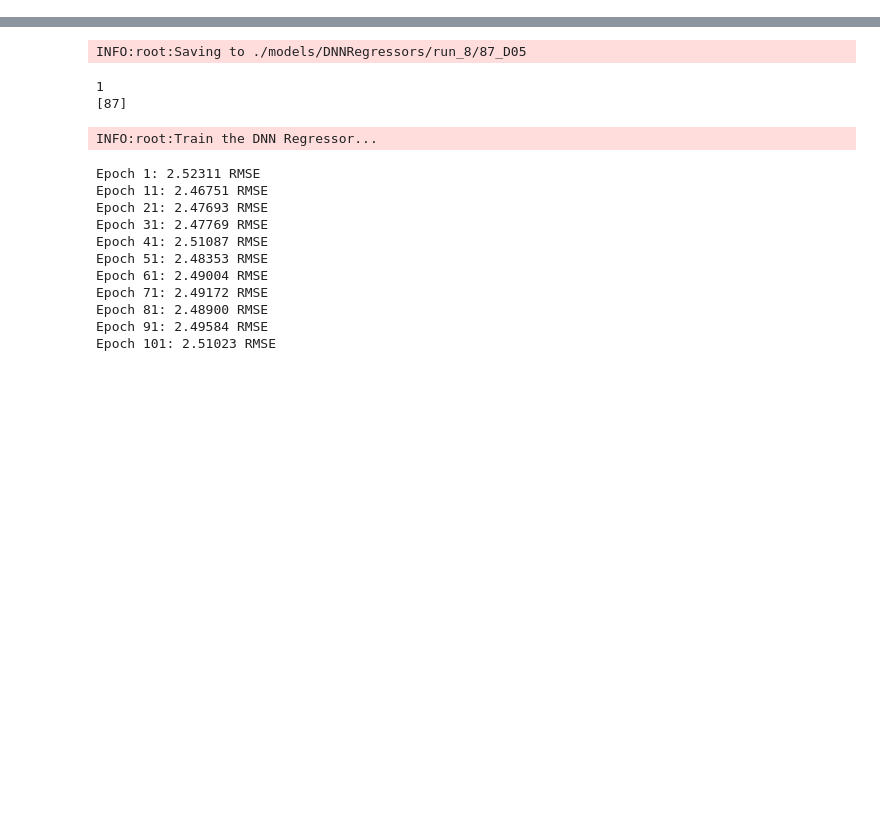
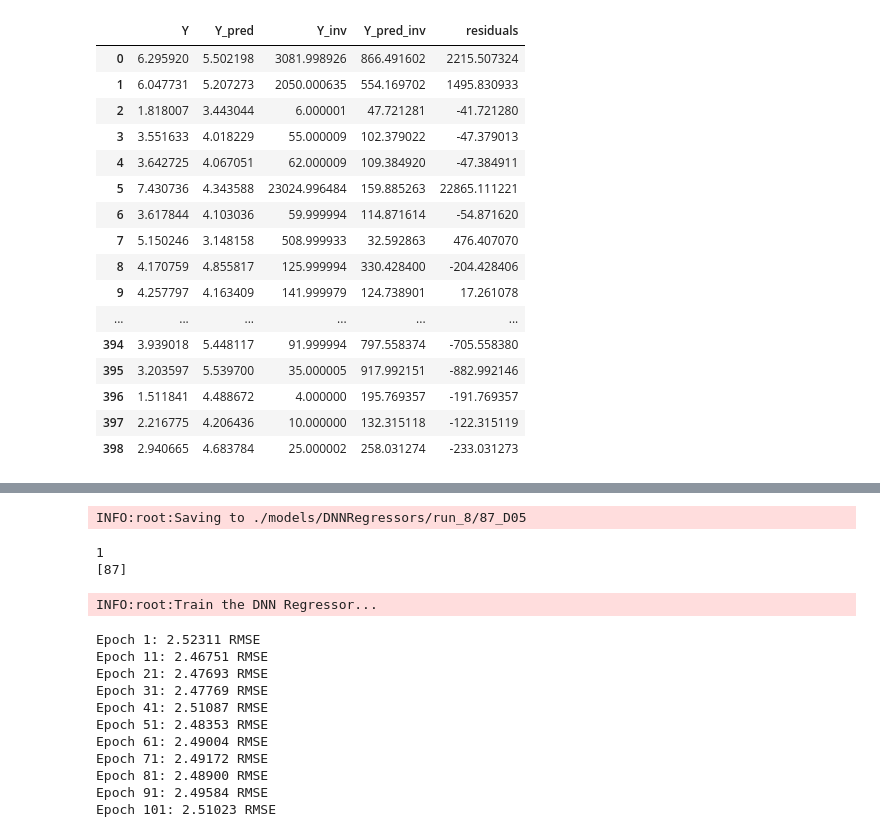
Before and after one commit to RickyCordero/predicting-wildfire-risk, a Jupyter notebook: tf/DNN_neural_net.ipynb, the cells around one changed output, grey strips where cells are left out. Cells and saved outputs as stored; diff of their text form; code cells hidden in the pictures; blank space fills up the shorter version.

Commit message:
developed multilinear models with feature selection

```diff
--- a/tf/DNN_neural_net.ipynb
+++ b/tf/DNN_neural_net.ipynb
@@ -481,0 +622,4 @@ Using pyplot.axes(ax) with ax an Axes argument is deprecated. Please use pyplot.
+# %%
+# Let's normalize the outlier reduced feature filtered dataframe
+ndf, params = normalize(cdf)
+ndf.head(10)
@@ -481,0 +816,77 @@ Using pyplot.axes(ax) with ax an Axes argument is deprecated. Please use pyplot.
+# %%
+# High dimensional linear regression (using all absolutely correlated descriptive features)
+target = "Size" # predict size
+
+# use the top absolutely correlated features as inputs
+features = abs_corr_specific_list
+print("using features: \n", abs_corr_specific_list)
+print("\n")
+# create the regression model on the outlier reduced dataframe
+X = ndf[features]
+Y = ndf[target].values.reshape(-1, 1)
+# X = X_train[features]
+# Y = y_all.values.reshape(-1, 1)
+lr = LinearRegression()
+lr.fit(X, Y)
+Y_pred = lr.predict(X)
+
+# set all negative fire predictions to zero
+# m = lambda x: [max(x[0], 0)] # TODO: Use clip function
+# Y_pred = np.array([m(y) for y in Y_pred])
+
+# extract the model parameters, note rounded values!
+coefficients = lr.coef_.round(decimals=2)
+intercept = lr.intercept_.round(decimals=2)
+
+# construct the equation from model parameters
+equation = target+" = "
+for i in range(len(coefficients[0])):
+    coeff = coefficients[0][i]
+    f = features[i]
+    equation+=str(coeff)+"*"+f+" + "
+else:
+    equation+=str(intercept[0])
+
+print(equation, "\n")
+
+r_sq = lr.score(X, Y)
+print("r^2 = ",r_sq)
+
+Y_inv = inv_box_cox_transform(Y, **params["Size"])
+Y_pred_inv = inv_box_cox_transform(Y_pred, **params["Size"])
+
+# mae = metrics.mean_absolute_error(Y, Y_pred)
+# rmse = math.sqrt(metrics.mean_squared_error(Y, Y_pred))
+# residuals = Y-Y_pred
+
+mae = metrics.mean_absolute_error(Y_inv, Y_pred_inv)
+rmse = math.sqrt(metrics.mean_squared_error(Y_inv, Y_pred_inv))
+residuals = Y_inv-Y_pred_inv
+print("mae: ", mae)
+print("rmse: ", rmse)
+
+results = pd.DataFrame({"Y": Y.flatten(), "Y_pred": Y_pred.flatten(),
+                        "Y_inv": Y_inv, "Y_pred_inv": Y_pred_inv,
+                        "residuals": residuals})
+
+results.hist(bins=20, figsize=(8, 8), xlabelsize=1)
+
+# create residual plot to check for heteroscedasticity
+fig = plt.figure()
+ax = fig.add_subplot(111)
+ax.set_xlabel("predicted")
+ax.set_ylabel("residuals")
+ax.set_title("residual plot")
+
+img = plt.scatter(results["Y_pred_inv"], results["residuals"])
+
+# plot actual vs predicted
+fig = plt.figure()
+ax = fig.add_subplot(111)
+ax.set_xlabel("actual")
+ax.set_ylabel("predicted")
+ax.set_title("actual vs predicted")
+
+img = plt.scatter(results["Y"], results["Y_pred_inv"])
+results # note: 1 acre ~ 0.75 football field
+# %% [output]
@@ -481,0 +908,17 @@ Using pyplot.axes(ax) with ax an Axes argument is deprecated. Please use pyplot.
+|  | Y | Y_pred | Y_inv | Y_pred_inv | residuals |
+| 0 | 6.295920 | 5.502198 | 3081.998926 | 866.491602 | 2215.507324 |
+| 1 | 6.047731 | 5.207273 | 2050.000635 | 554.169702 | 1495.830933 |
+| 2 | 1.818007 | 3.443044 | 6.000001 | 47.721281 | -41.721280 |
+| 3 | 3.551633 | 4.018229 | 55.000009 | 102.379022 | -47.379013 |
+| 4 | 3.642725 | 4.067051 | 62.000009 | 109.384920 | -47.384911 |
+| 5 | 7.430736 | 4.343588 | 23024.996484 | 159.885263 | 22865.111221 |
+| 6 | 3.617844 | 4.103036 | 59.999994 | 114.871614 | -54.871620 |
+| 7 | 5.150246 | 3.148158 | 508.999933 | 32.592863 | 476.407070 |
+| 8 | 4.170759 | 4.855817 | 125.999994 | 330.428400 | -204.428406 |
+| 9 | 4.257797 | 4.163409 | 141.999979 | 124.738901 | 17.261078 |
+| ... | ... | ... | ... | ... | ... |
+| 394 | 3.939018 | 5.448117 | 91.999994 | 797.558374 | -705.558380 |
+| 395 | 3.203597 | 5.539700 | 35.000005 | 917.992151 | -882.992146 |
+| 396 | 1.511841 | 4.488672 | 4.000000 | 195.769357 | -191.769357 |
+| 397 | 2.216775 | 4.206436 | 10.000000 | 132.315118 | -122.315119 |
+| 398 | 2.940665 | 4.683784 | 25.000002 | 258.031274 | -233.031273 |
```
Also changed, not shown: parts of 52 cells of this notebook, 2 other files.
